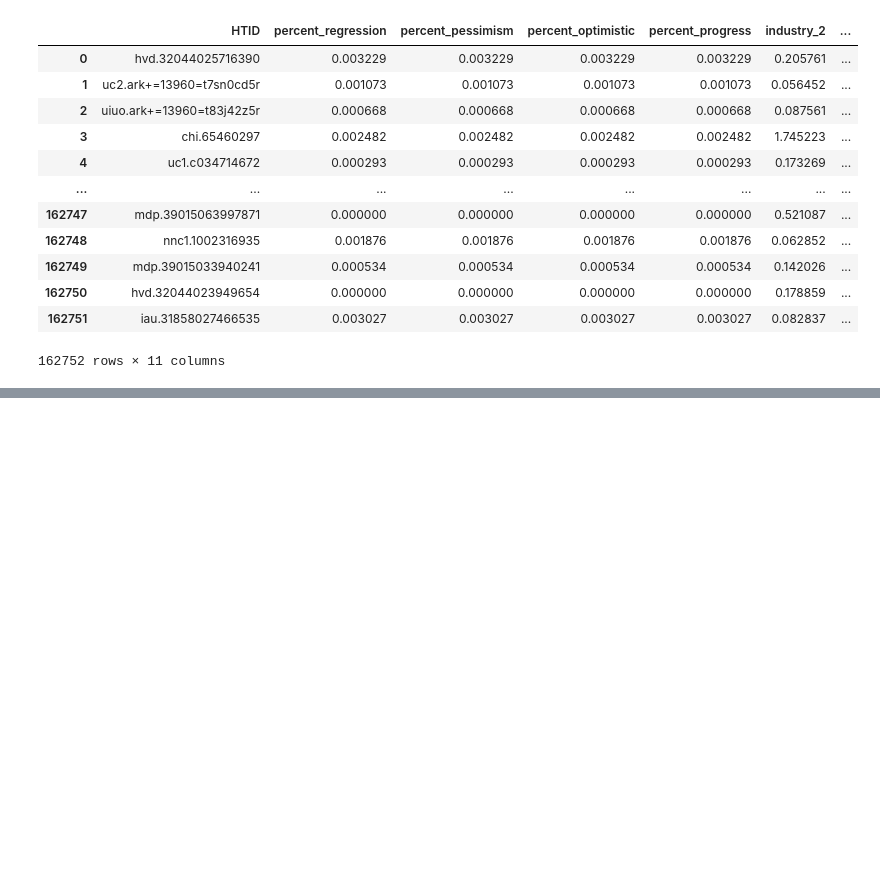
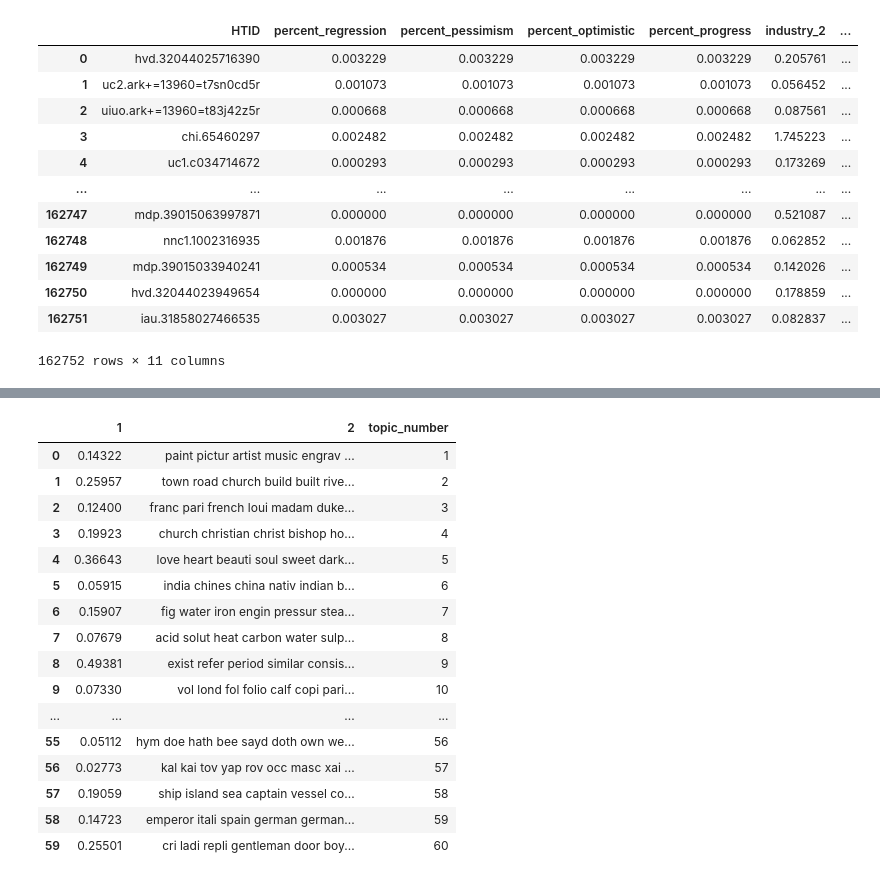
Before and after one commit to austinkennedy/Hathitrust, a Jupyter notebook: code/data_playground.ipynb, the cells around one changed output, grey strips where cells are left out. Saved outputs shown, nothing was run; the diff lists cells and outputs as text; code cells hidden in the pictures; blank space fills up the shorter version.

```diff
--- a/code/data_playground.ipynb
+++ b/code/data_playground.ipynb
@@ -155,0 +394,20 @@ final_merge
+# %%
+topics
+# %% [output]
+|  | 1 | 2 | topic_number |
+| 0 | 0.14322 | paint pictur artist music engrav ... | 1 |
+| 1 | 0.25957 | town road church build built rive... | 2 |
+| 2 | 0.12400 | franc pari french loui madam duke... | 3 |
+| 3 | 0.19923 | church christian christ bishop ho... | 4 |
+| 4 | 0.36643 | love heart beauti soul sweet dark... | 5 |
+| 5 | 0.05915 | india chines china nativ indian b... | 6 |
+| 6 | 0.15907 | fig water iron engin pressur stea... | 7 |
+| 7 | 0.07679 | acid solut heat carbon water sulp... | 8 |
+| 8 | 0.49381 | exist refer period similar consis... | 9 |
+| 9 | 0.07330 | vol lond fol folio calf copi pari... | 10 |
+| ... | ... | ... | ... |
+| 55 | 0.05112 | hym doe hath bee sayd doth own we... | 56 |
+| 56 | 0.02773 | kal kai tov yap rov occ masc xai ... | 57 |
+| 57 | 0.19059 | ship island sea captain vessel co... | 58 |
+| 58 | 0.14723 | emperor itali spain german german... | 59 |
+| 59 | 0.25501 | cri ladi repli gentleman door boy... | 60 |
```
Also changed, not shown: parts of 4 cells of this notebook, 2 other files.
